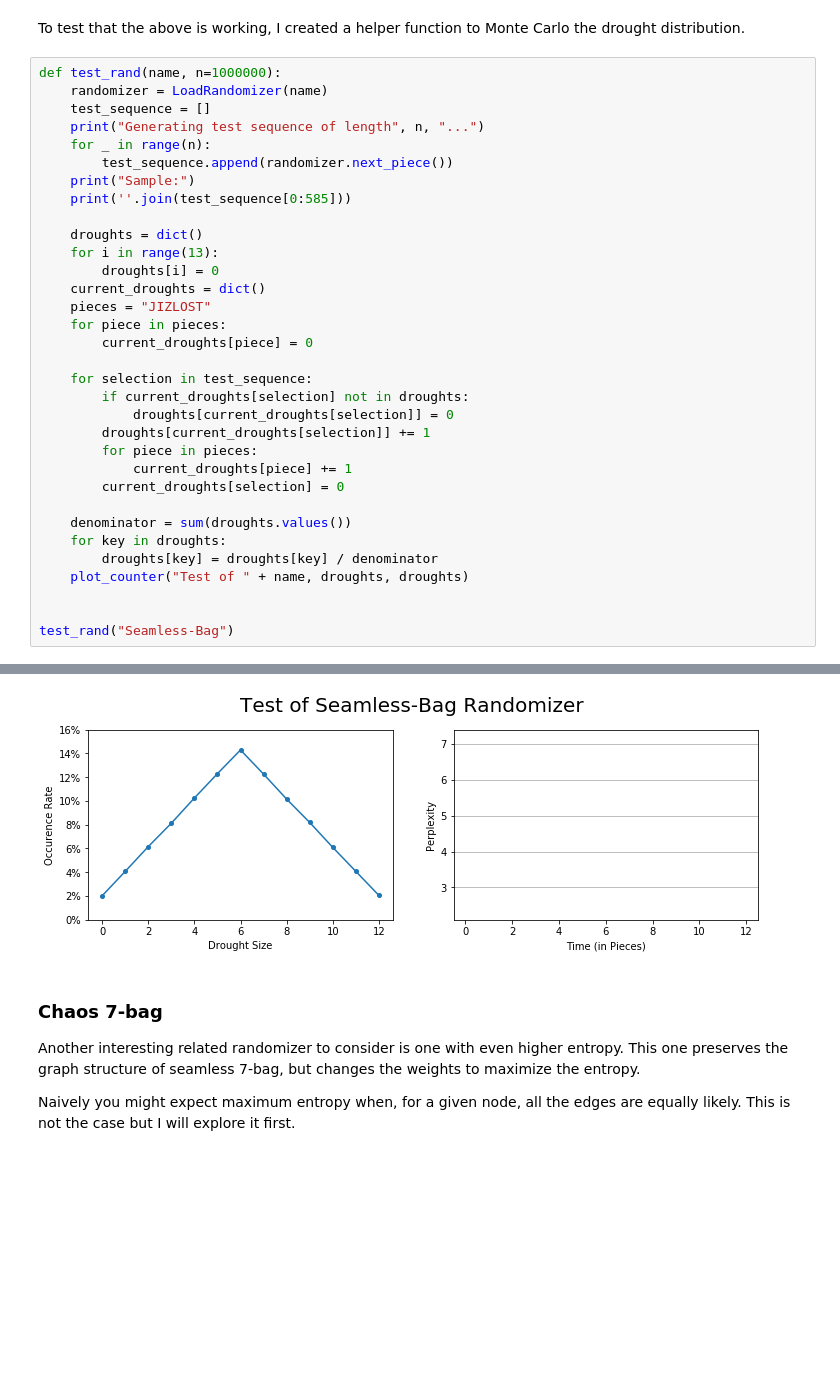
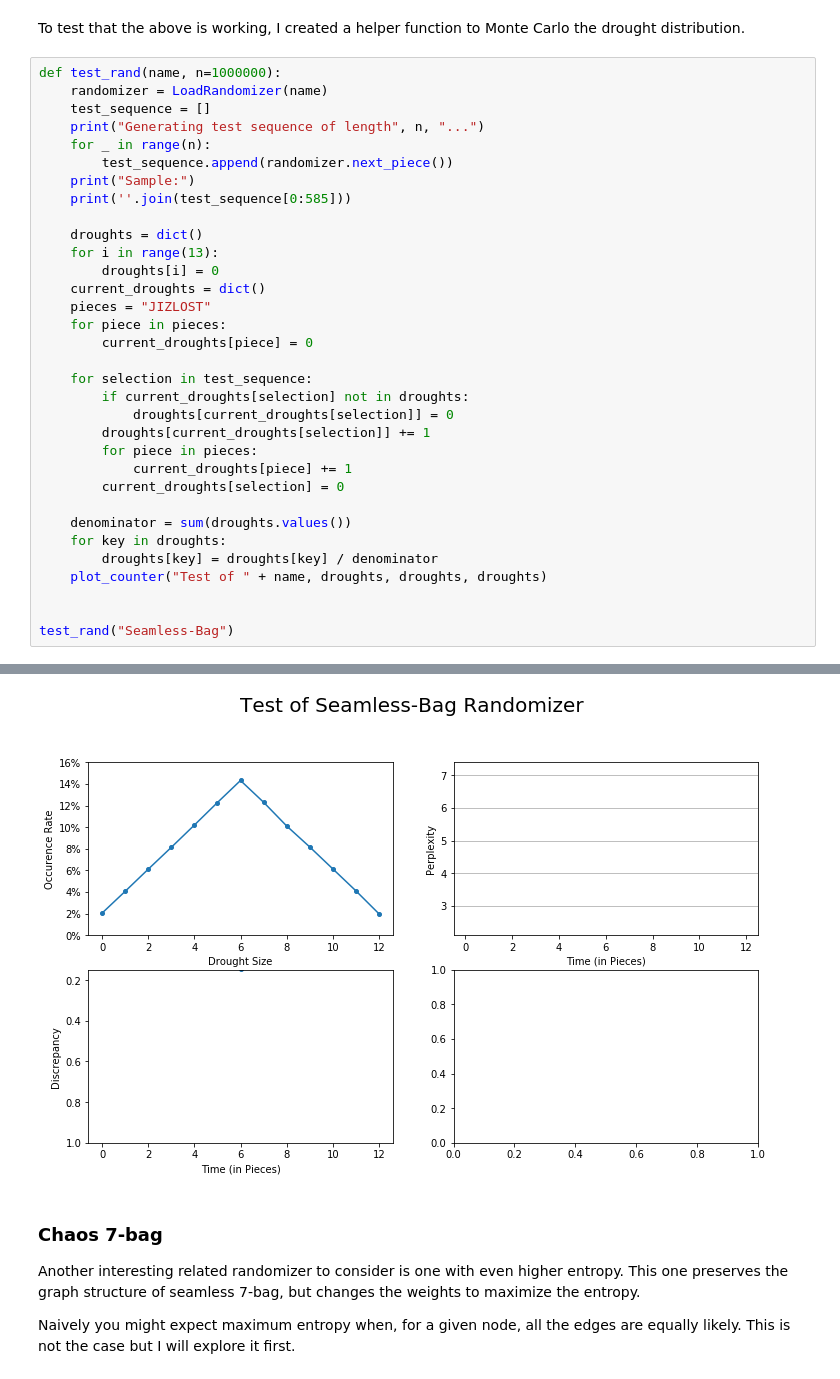
Before and after one commit to ericjtaylor/new_bags, a Jupyter notebook: new_bag.ipynb, the cells around one changed output, grey strips where cells are left out. Cells and saved outputs as stored; diff of their text form; blank space fills up the shorter version.

```diff
--- a/new_bag.ipynb
+++ b/new_bag.ipynb
@@ -633,7 +762,7 @@ def test_rand(name, n=1000000):
     denominator = sum(droughts.values())
     for key in droughts:
         droughts[key] = droughts[key] / denominator
-    plot_counter("Test of " + name, droughts, droughts)
+    plot_counter("Test of " + name, droughts, droughts, droughts)
 
 
 test_rand("Seamless-Bag")
@@ -644,4 +773,4 @@ JOZTSLISZLOTJSITIJLOZSTTJZLOSITIZJIOZLTSJOITLSZJOLSITZOLISTJZZSIJLTOZILTSJJZLOST
-[figure, old version]
+[figure, new version]
 # %% [markdown]
 ### Chaos 7-bag
 
```
Also changed, not shown: parts of 40 cells of this notebook.
